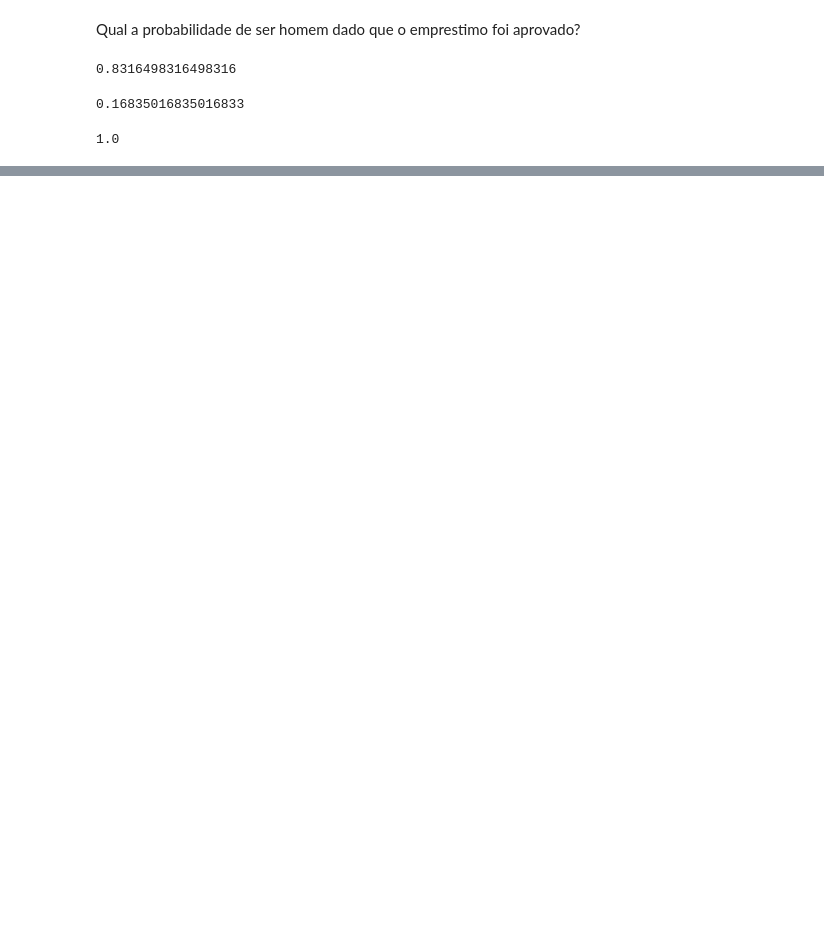
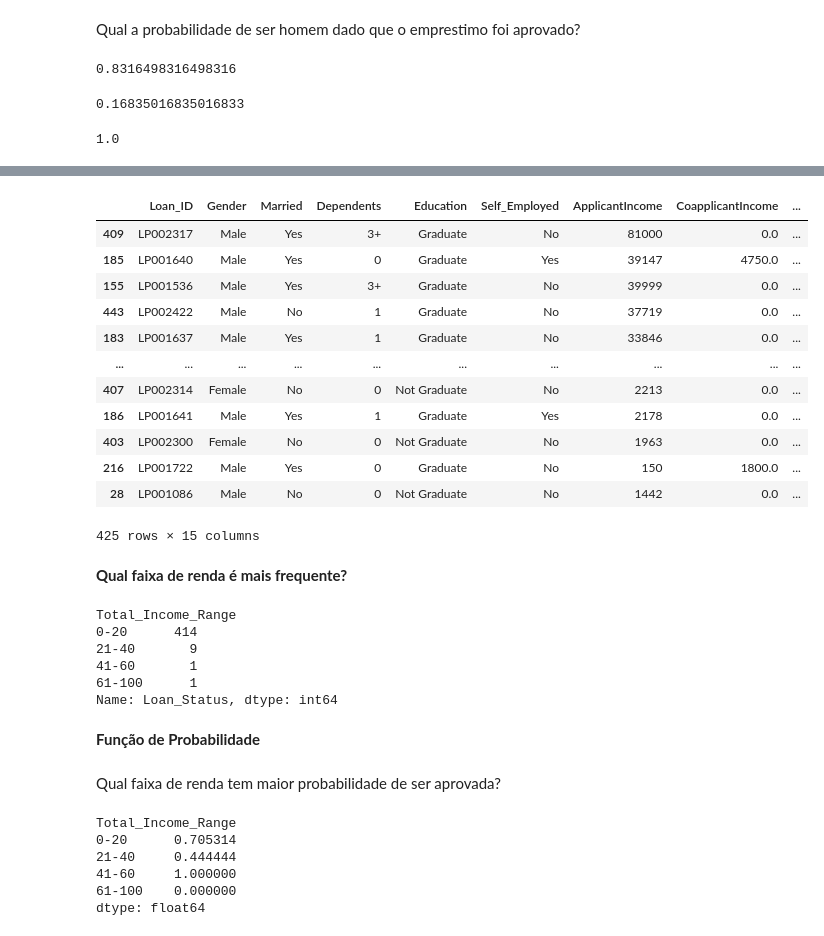
Before and after one commit to joaofranca13/project-statistics-probability, a Jupyter notebook: src/analysis_loan_data.ipynb, the cells around one changed output, grey strips where cells are left out. Cells and saved outputs as stored; diff of their text form; code cells hidden in the pictures; blank space fills up the shorter version.

Commit message:
Variaveis aleatorias e função de probabilidade

```diff
--- a/src/analysis_loan_data.ipynb
+++ b/src/analysis_loan_data.ipynb
@@ -326,0 +344,40 @@ P_homem_dadoq_aprovado + P_mulher_dadoq_aprovado
+# %%
+dfloan_clean.sort_values(by="Total_Income", ascending=False)
+# %% [output]
+|  | Loan_ID | Gender | Married | Dependents | Education | Self_Employed | ApplicantIncome | CoapplicantIncome | ... |
+| 409 | LP002317 | Male | Yes | 3+ | Graduate | No | 81000 | 0.0 | ... |
+| 185 | LP001640 | Male | Yes | 0 | Graduate | Yes | 39147 | 4750.0 | ... |
+| 155 | LP001536 | Male | Yes | 3+ | Graduate | No | 39999 | 0.0 | ... |
+| 443 | LP002422 | Male | No | 1 | Graduate | No | 37719 | 0.0 | ... |
+| 183 | LP001637 | Male | Yes | 1 | Graduate | No | 33846 | 0.0 | ... |
+| ... | ... | ... | ... | ... | ... | ... | ... | ... | ... |
+| 407 | LP002314 | Female | No | 0 | Not Graduate | No | 2213 | 0.0 | ... |
+| 186 | LP001641 | Male | Yes | 1 | Graduate | Yes | 2178 | 0.0 | ... |
+| 403 | LP002300 | Female | No | 0 | Not Graduate | No | 1963 | 0.0 | ... |
+| 216 | LP001722 | Male | Yes | 0 | Graduate | No | 150 | 1800.0 | ... |
+| 28 | LP001086 | Male | No | 0 | Not Graduate | No | 1442 | 0.0 | ... |
+425 rows × 15 columns
+# %% [markdown]
+**Qual faixa de renda é mais frequente?**
+# %%
+dfloan_clean.groupby("Total_Income_Range")["Loan_Status"].count()
+# %% [output]
+Total_Income_Range
+0-20      414
+21-40       9
+41-60       1
+61-100      1
+Name: Loan_Status, dtype: int64
+# %% [markdown]
+**Função de Probabilidade**
+# %% [markdown]
+Qual faixa de renda tem maior probabilidade de ser aprovada?
+# %%
+dfloan_clean.groupby("Total_Income_Range").apply(lambda x: x[x["Loan_Status"] == "Y"]["Loan_ID"].nunique()) / dfloan_clean.groupby("Total_Income_Range")["Loan_ID"].nunique()
+# %% [output]
+Total_Income_Range
+0-20      0.705314
+21-40     0.444444
+41-60     1.000000
+61-100    0.000000
+dtype: float64
```
Also changed, not shown: parts of 9 cells of this notebook.
